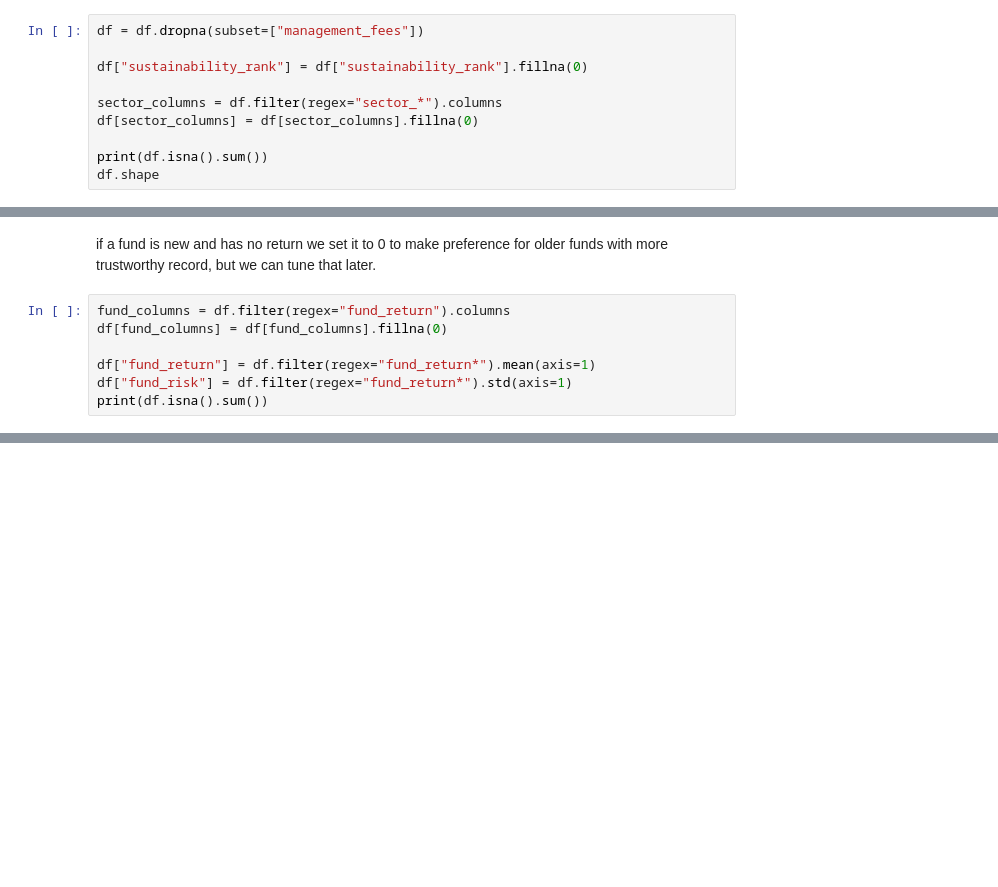
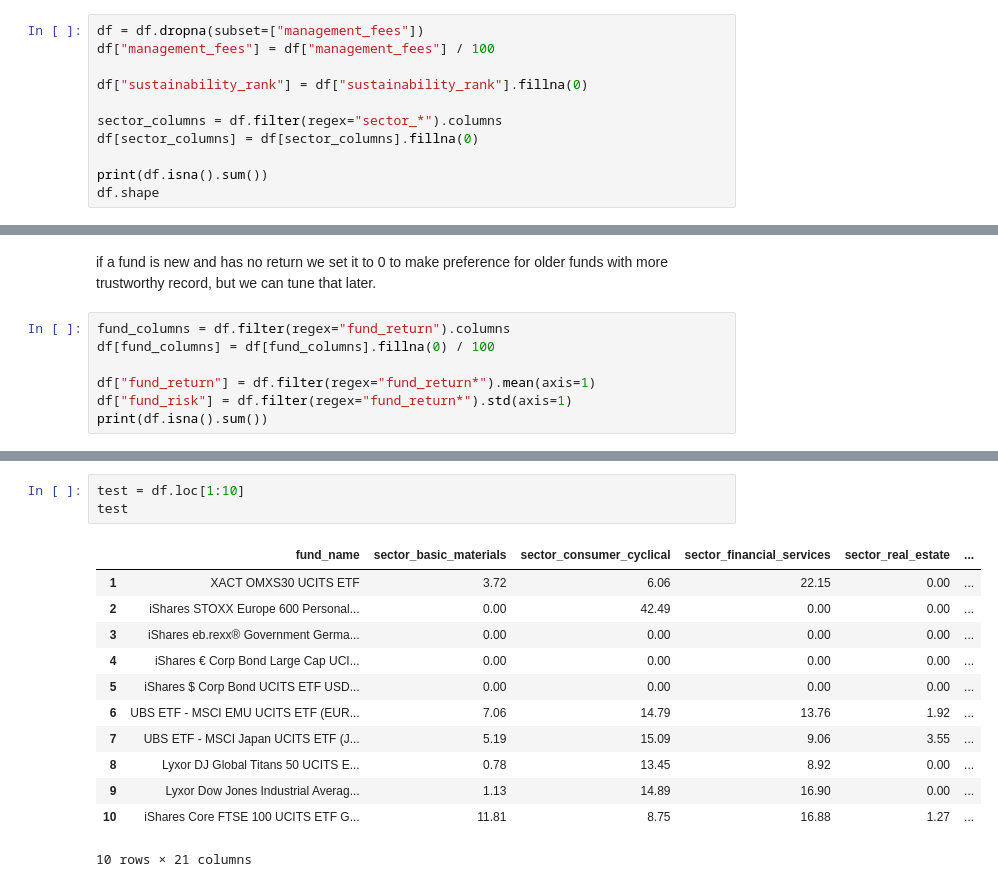
Before and after one commit to andres-nav/optimization, a Jupyter notebook: code.ipynb, the cells around one changed output, grey strips where cells are left out. Cells and saved outputs as stored; diff of their text form; blank space fills up the shorter version.

```diff
--- a/code.ipynb
+++ b/code.ipynb
@@ -69,6 +68,7 @@ first delete management_fees and make sus_rank to 0 to expect the worst.
 also all sectors to 0 as they dont have any representation
 # %%
 df = df.dropna(subset=["management_fees"])
+df["management_fees"] = df["management_fees"] / 100
 
 df["sustainability_rank"] = df["sustainability_rank"].fillna(0)
 
@@ -112,7 +118,7 @@ See the caveats in the documentation: https://pandas.pydata.org/pandas-docs/stab
 if a fund is new and has no return we set it to 0 to make preference for older funds with more trustworthy record, but we can tune that later.
 # %%
 fund_columns = df.filter(regex="fund_return").columns
-df[fund_columns] = df[fund_columns].fillna(0)
+df[fund_columns] = df[fund_columns].fillna(0) / 100
 
 df["fund_return"] = df.filter(regex="fund_return*").mean(axis=1)
 df["fund_risk"] = df.filter(regex="fund_return*").std(axis=1)
@@ -150,6 +156,22 @@ Try using .loc[row_indexer,col_indexer] = value instead
 
 See the caveats in the documentation: https://pandas.pydata.org/pandas-docs/stable/user_guide/indexing.html#returning-a-view-versus-a-copy
   df["fund_risk"] = df.filter(regex="fund_return*").std(axis=1)
+# %%
+test = df.loc[1:10]
+test
+# %% [output]
+|  | fund_name | sector_basic_materials | sector_consumer_cyclical | sector_financial_services | sector_real_estate | ... |
+| 1 | XACT OMXS30 UCITS ETF | 3.72 | 6.06 | 22.15 | 0.00 | ... |
+| 2 | iShares STOXX Europe 600 Personal... | 0.00 | 42.49 | 0.00 | 0.00 | ... |
+| 3 | iShares eb.rexx® Government Germa... | 0.00 | 0.00 | 0.00 | 0.00 | ... |
+| 4 | iShares € Corp Bond Large Cap UCI... | 0.00 | 0.00 | 0.00 | 0.00 | ... |
+| 5 | iShares $ Corp Bond UCITS ETF USD... | 0.00 | 0.00 | 0.00 | 0.00 | ... |
+| 6 | UBS ETF - MSCI EMU UCITS ETF (EUR... | 7.06 | 14.79 | 13.76 | 1.92 | ... |
+| 7 | UBS ETF - MSCI Japan UCITS ETF (J... | 5.19 | 15.09 | 9.06 | 3.55 | ... |
+| 8 | Lyxor DJ Global Titans 50 UCITS E... | 0.78 | 13.45 | 8.92 | 0.00 | ... |
+| 9 | Lyxor Dow Jones Industrial Averag... | 1.13 | 14.89 | 16.90 | 0.00 | ... |
+| 10 | iShares Core FTSE 100 UCITS ETF G... | 11.81 | 8.75 | 16.88 | 1.27 | ... |
+10 rows × 21 columns
 # %%
 
 corr_matrix = df[sector_columns].T.corr()
```
Also changed, not shown: parts of 10 cells of this notebook, 1 other file.
